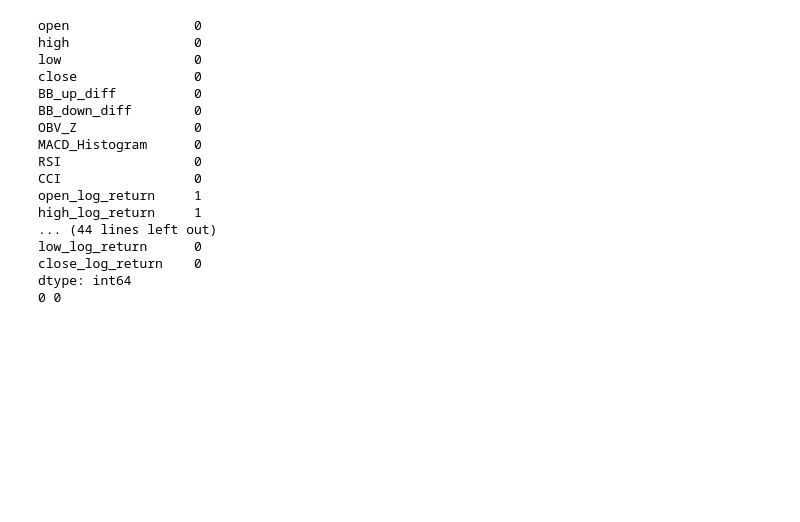
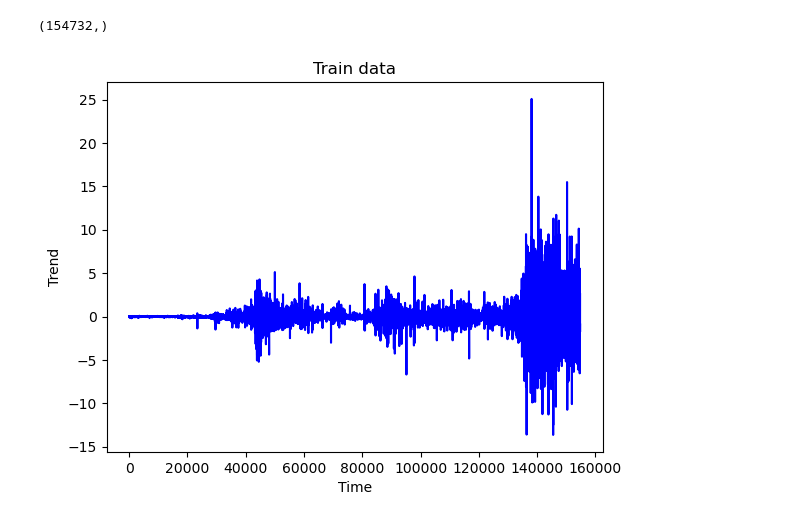
Before and after one commit to shashwatop3/Bitcoin_intraday, a Jupyter notebook: notebooks/sideways_market.ipynb, the cells around one changed output. Drawn from its saved outputs; the diff is of its cells as text; code cells hidden in the pictures; blank space fills up the shorter version.

```diff
--- a/notebooks/sideways_market.ipynb
+++ b/notebooks/sideways_market.ipynb
@@ -11,4 +19,5 @@ import numpy as np
 # %%
-df = pd.read_parquet('../data/btcusd_precrd_regression.parquet')
+df = pd.read_parquet('../data/btcusd_preprcd_with_regimes.parquet')
+df = df[df['smoothed_regimes'] == 1]
 df.dropna(inplace=True)
 # %%
@@ -32,11 +60,6 @@ def preprocess_data(train_df):
     # Log-transform prices
     for col in ['open', 'high', 'low', 'close']:
         train_df[f'{col}_log_return'] = np.log(train_df[col] / train_df[col].shift(1))
-
-    # Robust scaling for Bollinger features
-    robust_cols = ['BB_up_diff', 'BB_down_diff']
-    robust_scaler = RobustScaler().fit(train_df[robust_cols])
-    train_df[robust_cols] = robust_scaler.transform(train_df[robust_cols])
 
     # Standard scaling for MACD and CCI
     std_cols = ['MACD_Histogram', 'CCI']
@@ -44,8 +67,10 @@ def preprocess_data(train_df):
     train_df[std_cols] = std_scaler.transform(train_df[std_cols])
 
     # MinMax for RSI (focus on 30–70 range)
-    train_df['RSI'] = np.clip(train_df['RSI'], 30, 70)
-    rsi_scaler = MinMaxScaler(feature_range=(0, 1)).fit(train_df[['RSI']])
-    train_df['RSI'] = rsi_scaler.transform(train_df[['RSI']])
+    # train_df['RSI'] = np.clip(train_df['RSI'], 30, 70)
+    # rsi_scaler = MinMaxScaler(feature_range=(0, 1)).fit(train_df[['RSI']])
+    # train_df['RSI'] = rsi_scaler.transform(train_df[['RSI']])
 
+    train_df.drop(columns=['open', 'high', 'low', 'close', 'smoothed_regimes'], inplace=True)
+    train_df.dropna(inplace=True)
     return train_df
@@ -53,0 +77,4 @@ df = preprocess_data(df)
+# %%
+df = preprocess_data(df)
+sc = StandardScaler()
+df['predict_trend'] = sc.fit_transform(df[['predict_trend']])
@@ -60,35 +96,23 @@ x_val = x[int(len(x)*0.6):int(len(x)*0.8)]
 y_val = y[int(len(x)*0.6):int(len(x)*0.8)]
 x_test = x[int(len(x)*0.8):]
 y_test = y[int(len(x)*0.8):]
-# %%
-import numpy as np
-
-print(np.isnan(x_train).sum(), np.isinf(x_train).sum())  # Check x_train
-print(np.isnan(y_train).sum(), np.isinf(y_train).sum())  # Check y_train
-print(np.isnan(x_val).sum(), np.isinf(x_val).sum())      # Check x_val
-print(np.isnan(y_val).sum(), np.isinf(y_val).sum())      # Check y_val
-# %% [output]
-open                0
-high                0
-low                 0
-close               0
-BB_up_diff          0
-BB_down_diff        0
-OBV_Z               0
-MACD_Histogram      0
-RSI                 0
-CCI                 0
-open_log_return     1
-high_log_return     1
-... (44 lines left out)
-low_log_return      0
-close_log_return    0
-dtype: int64
-0 0
 # %%
 x_train = np.nan_to_num(x_train, nan=0.0, posinf=0.0, neginf=0.0)
 y_train = np.nan_to_num(y_train, nan=0.0, posinf=0.0, neginf=0.0)
 x_val = np.nan_to_num(x_val, nan=0.0, posinf=0.0, neginf=0.0)
 y_val = np.nan_to_num(y_val, nan=0.0, posinf=0.0, neginf=0.0)
+# %%
+y_train.shape
+# %% [output]
+(154732,)
+# %%
+sns.lineplot(data=y_train, color='blue')
+
+plt.title('Train data')
+plt.xlabel('Time')
+plt.ylabel('Trend')
+plt.show()
+# %% [output]
+[figure, added]
 # %%
 model = Sequential()
```
Also changed, not shown: parts of 16 cells of this notebook, 6 other files.
